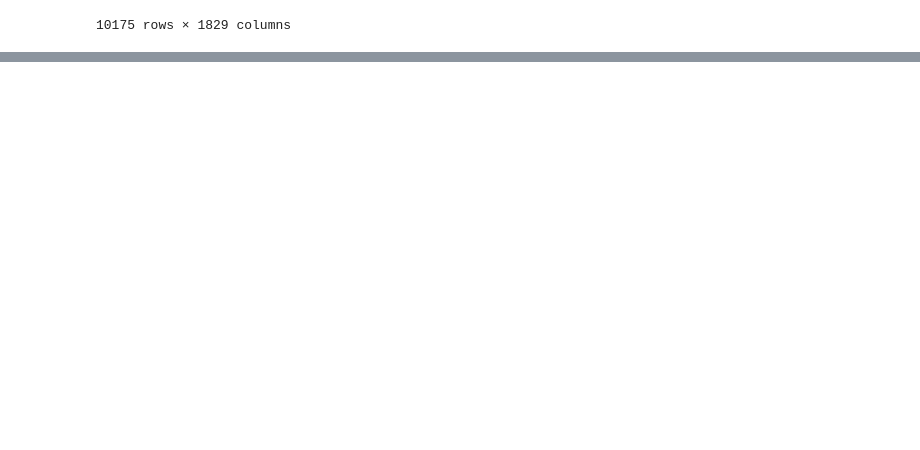
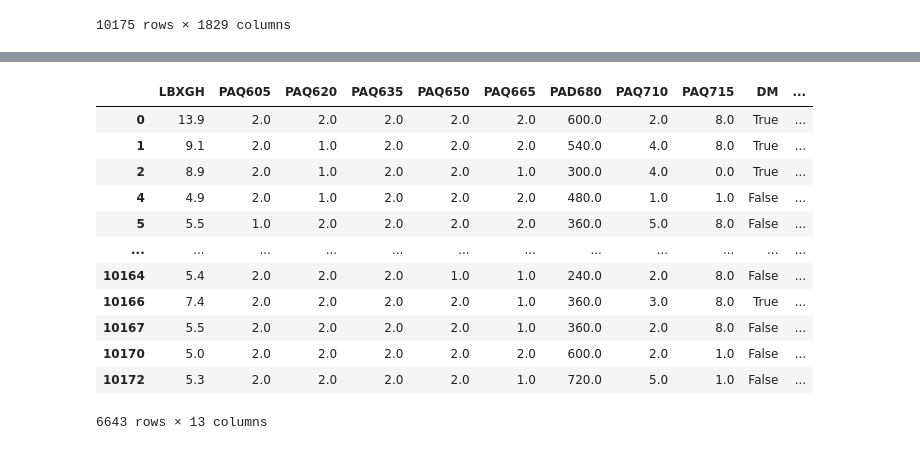
Before and after one commit to birddropping/IND5003-Group-Project, a Jupyter notebook: IND5003_Group_Project_bb_edit.ipynb, the cells around one changed output, grey strips where cells are left out. Drawn from its saved outputs; the diff is of its cells as text; code cells hidden in the pictures; blank space fills up the shorter version.

```diff
--- a/IND5003_Group_Project_bb_edit.ipynb
+++ b/IND5003_Group_Project_bb_edit.ipynb
@@ -76,0 +79,37 @@ data_final
+# %%
+#Create working database for activity
+activity = ["LBXGH","PAQ605", "PAQ620", "PAQ635", "PAQ650", "PAQ665", "PAD680", "PAQ706", "PAQ710", "PAQ715"]
+activity_wk = database_final.loc[:,activity]
+
+#drop "PAQ706" due to poor data
+#code out target variable "DM"
+#code activity levels
+activity1 = ["LBXGH","PAQ605", "PAQ620", "PAQ635", "PAQ650", "PAQ665", "PAD680", "PAQ710", "PAQ715"]
+activity_wk = database_final.loc[:,activity1]
+activity_wk["DM"] = activity_wk["LBXGH"]>6.5
+activity_wk["activity_lvl_high"] = (activity_wk["PAQ605" or "PAQ650"] ==1)
+activity_wk["activity_lvl_med"] =  (activity_wk["PAQ620" or "PAQ665"] ==1)
+activity_wk["activity_lvl_low"] =  (activity_wk["PAQ605" and "PAQ650" and "PAQ620" and "PAQ665"] !=1)
+
+
+#??? How to classify into individual activity level
+#if activity_wk["activity_lvl_high"] is True:
+#    activity_wk["activity_lvl"] = "High"
+#activity_wk
+
+activity_wk["activity_lvl_high"].replace(to_replace= "True", value =1).replace(to_replace= "False", value =0)
+activity_wk
+# %% [output]
+|  | LBXGH | PAQ605 | PAQ620 | PAQ635 | PAQ650 | PAQ665 | PAD680 | PAQ710 | PAQ715 | DM | ... |
+| 0 | 13.9 | 2.0 | 2.0 | 2.0 | 2.0 | 2.0 | 600.0 | 2.0 | 8.0 | True | ... |
+| 1 | 9.1 | 2.0 | 1.0 | 2.0 | 2.0 | 2.0 | 540.0 | 4.0 | 8.0 | True | ... |
+| 2 | 8.9 | 2.0 | 1.0 | 2.0 | 2.0 | 1.0 | 300.0 | 4.0 | 0.0 | True | ... |
+| 4 | 4.9 | 2.0 | 1.0 | 2.0 | 2.0 | 2.0 | 480.0 | 1.0 | 1.0 | False | ... |
+| 5 | 5.5 | 1.0 | 2.0 | 2.0 | 2.0 | 2.0 | 360.0 | 5.0 | 8.0 | False | ... |
+| ... | ... | ... | ... | ... | ... | ... | ... | ... | ... | ... | ... |
+| 10164 | 5.4 | 2.0 | 2.0 | 2.0 | 1.0 | 1.0 | 240.0 | 2.0 | 8.0 | False | ... |
+| 10166 | 7.4 | 2.0 | 2.0 | 2.0 | 2.0 | 1.0 | 360.0 | 3.0 | 8.0 | True | ... |
+| 10167 | 5.5 | 2.0 | 2.0 | 2.0 | 2.0 | 1.0 | 360.0 | 2.0 | 8.0 | False | ... |
+| 10170 | 5.0 | 2.0 | 2.0 | 2.0 | 2.0 | 2.0 | 600.0 | 2.0 | 1.0 | False | ... |
+| 10172 | 5.3 | 2.0 | 2.0 | 2.0 | 2.0 | 1.0 | 720.0 | 5.0 | 1.0 | False | ... |
+6643 rows × 13 columns
```
Also changed, not shown: parts of 10 cells of this notebook.
